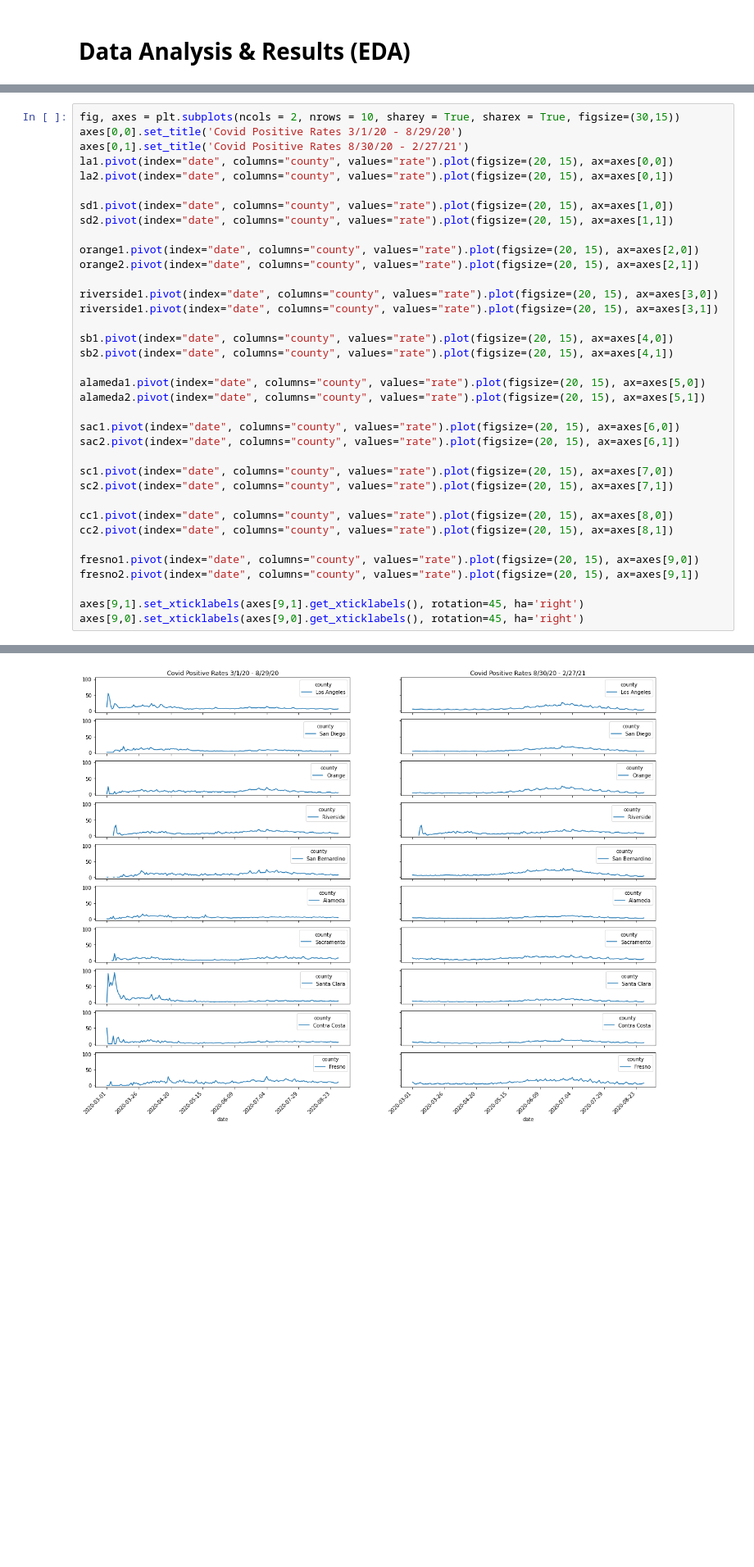
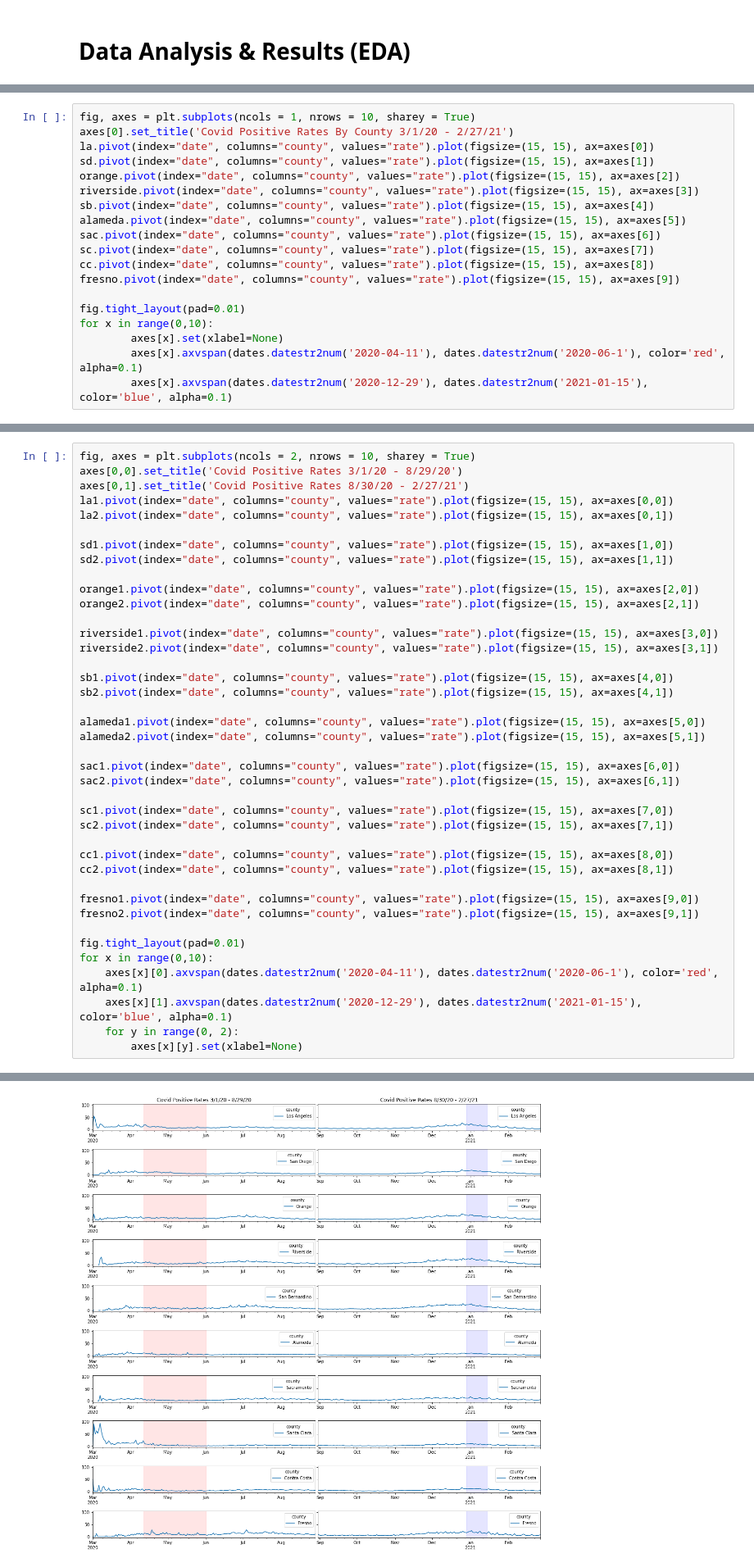
Before and after one commit to j3li/-Analysis-of-Covid-Stimulus-Checks-and-Covid-Positivity-Rates, a Jupyter notebook: EDACheckpointGroup035-Wi22.ipynb, the cells around one changed output, grey strips where cells are left out. Shown at 82% size. Saved outputs shown, nothing was run; the diff lists cells and outputs as text; blank space fills up the shorter version.

```diff
--- a/EDACheckpointGroup035-Wi22.ipynb
+++ b/EDACheckpointGroup035-Wi22.ipynb
@@ -174,0 +180,19 @@ fresno.pivot(index="date", columns="county", values="rate").plot(figsize=(15, 15
+# %%
+fig, axes = plt.subplots(ncols = 1, nrows = 10, sharey = True)
+axes[0].set_title('Covid Positive Rates By County 3/1/20 - 2/27/21')
+la.pivot(index="date", columns="county", values="rate").plot(figsize=(15, 15), ax=axes[0])
+sd.pivot(index="date", columns="county", values="rate").plot(figsize=(15, 15), ax=axes[1])
+orange.pivot(index="date", columns="county", values="rate").plot(figsize=(15, 15), ax=axes[2])
+riverside.pivot(index="date", columns="county", values="rate").plot(figsize=(15, 15), ax=axes[3])
+sb.pivot(index="date", columns="county", values="rate").plot(figsize=(15, 15), ax=axes[4])
+alameda.pivot(index="date", columns="county", values="rate").plot(figsize=(15, 15), ax=axes[5])
+sac.pivot(index="date", columns="county", values="rate").plot(figsize=(15, 15), ax=axes[6])
+sc.pivot(index="date", columns="county", values="rate").plot(figsize=(15, 15), ax=axes[7])
+cc.pivot(index="date", columns="county", values="rate").plot(figsize=(15, 15), ax=axes[8])
+fresno.pivot(index="date", columns="county", values="rate").plot(figsize=(15, 15), ax=axes[9])
+
+fig.tight_layout(pad=0.01)
+for x in range(0,10):
+        axes[x].set(xlabel=None)
+        axes[x].axvspan(dates.datestr2num('2020-04-11'), dates.datestr2num('2020-06-1'), color='red', alpha=0.1)
+        axes[x].axvspan(dates.datestr2num('2020-12-29'), dates.datestr2num('2021-01-15'), color='blue', alpha=0.1)
@@ -175,37 +203,41 @@ fresno.pivot(index="date", columns="county", values="rate").plot(figsize=(15, 15
 # %%
-fig, axes = plt.subplots(ncols = 2, nrows = 10, sharey = True, sharex = True, figsize=(30,15))
+fig, axes = plt.subplots(ncols = 2, nrows = 10, sharey = True)
 axes[0,0].set_title('Covid Positive Rates 3/1/20 - 8/29/20')
 axes[0,1].set_title('Covid Positive Rates 8/30/20 - 2/27/21')
-la1.pivot(index="date", columns="county", values="rate").plot(figsize=(20, 15), ax=axes[0,0])
-la2.pivot(index="date", columns="county", values="rate").plot(figsize=(20, 15), ax=axes[0,1])
+la1.pivot(index="date", columns="county", values="rate").plot(figsize=(15, 15), ax=axes[0,0])
+la2.pivot(index="date", columns="county", values="rate").plot(figsize=(15, 15), ax=axes[0,1])
 
-sd1.pivot(index="date", columns="county", values="rate").plot(figsize=(20, 15), ax=axes[1,0])
-sd2.pivot(index="date", columns="county", values="rate").plot(figsize=(20, 15), ax=axes[1,1])
+sd1.pivot(index="date", columns="county", values="rate").plot(figsize=(15, 15), ax=axes[1,0])
+sd2.pivot(index="date", columns="county", values="rate").plot(figsize=(15, 15), ax=axes[1,1])
 
-orange1.pivot(index="date", columns="county", values="rate").plot(figsize=(20, 15), ax=axes[2,0])
-orange2.pivot(index="date", columns="county", values="rate").plot(figsize=(20, 15), ax=axes[2,1])
+orange1.pivot(index="date", columns="county", values="rate").plot(figsize=(15, 15), ax=axes[2,0])
+orange2.pivot(index="date", columns="county", values="rate").plot(figsize=(15, 15), ax=axes[2,1])
 
-riverside1.pivot(index="date", columns="county", values="rate").plot(figsize=(20, 15), ax=axes[3,0])
-riverside1.pivot(index="date", columns="county", values="rate").plot(figsize=(20, 15), ax=axes[3,1])
+riverside1.pivot(index="date", columns="county", values="rate").plot(figsize=(15, 15), ax=axes[3,0])
+riverside2.pivot(index="date", columns="county", values="rate").plot(figsize=(15, 15), ax=axes[3,1])
 
-sb1.pivot(index="date", columns="county", values="rate").plot(figsize=(20, 15), ax=axes[4,0])
-sb2.pivot(index="date", columns="county", values="rate").plot(figsize=(20, 15), ax=axes[4,1])
+sb1.pivot(index="date", columns="county", values="rate").plot(figsize=(15, 15), ax=axes[4,0])
+sb2.pivot(index="date", columns="county", values="rate").plot(figsize=(15, 15), ax=axes[4,1])
 
-alameda1.pivot(index="date", columns="county", values="rate").plot(figsize=(20, 15), ax=axes[5,0])
-alameda2.pivot(index="date", columns="county", values="rate").plot(figsize=(20, 15), ax=axes[5,1])
+alameda1.pivot(index="date", columns="county", values="rate").plot(figsize=(15, 15), ax=axes[5,0])
+alameda2.pivot(index="date", columns="county", values="rate").plot(figsize=(15, 15), ax=axes[5,1])
 
-sac1.pivot(index="date", columns="county", values="rate").plot(figsize=(20, 15), ax=axes[6,0])
-sac2.pivot(index="date", columns="county", values="rate").plot(figsize=(20, 15), ax=axes[6,1])
+sac1.pivot(index="date", columns="county", values="rate").plot(figsize=(15, 15), ax=axes[6,0])
+sac2.pivot(index="date", columns="county", values="rate").plot(figsize=(15, 15), ax=axes[6,1])
 
-sc1.pivot(index="date", columns="county", values="rate").plot(figsize=(20, 15), ax=axes[7,0])
-sc2.pivot(index="date", columns="county", values="rate").plot(figsize=(20, 15), ax=axes[7,1])
+sc1.pivot(index="date", columns="county", values="rate").plot(figsize=(15, 15), ax=axes[7,0])
+sc2.pivot(index="date", columns="county", values="rate").plot(figsize=(15, 15), ax=axes[7,1])
 
-cc1.pivot(index="date", columns="county", values="rate").plot(figsize=(20, 15), ax=axes[8,0])
-cc2.pivot(index="date", columns="county", values="rate").plot(figsize=(20, 15), ax=axes[8,1])
+cc1.pivot(index="date", columns="county", values="rate").plot(figsize=(15, 15), ax=axes[8,0])
+cc2.pivot(index="date", columns="county", values="rate").plot(figsize=(15, 15), ax=axes[8,1])
 
-fresno1.pivot(index="date", columns="county", values="rate").plot(figsize=(20, 15), ax=axes[9,0])
-fresno2.pivot(index="date", columns="county", values="rate").plot(figsize=(20, 15), ax=axes[9,1])
+fresno1.pivot(index="date", columns="county", values="rate").plot(figsize=(15, 15), ax=axes[9,0])
+fresno2.pivot(index="date", columns="county", values="rate").plot(figsize=(15, 15), ax=axes[9,1])
 
-axes[9,1].set_xticklabels(axes[9,1].get_xticklabels(), rotation=45, ha='right')
-axes[9,0].set_xticklabels(axes[9,0].get_xticklabels(), rotation=45, ha='right')
+fig.tight_layout(pad=0.01)
+for x in range(0,10):
+    axes[x][0].axvspan(dates.datestr2num('2020-04-11'), dates.datestr2num('2020-06-1'), color='red', alpha=0.1)
+    axes[x][1].axvspan(dates.datestr2num('2020-12-29'), dates.datestr2num('2021-01-15'), color='blue', alpha=0.1)
+    for y in range(0, 2):
+        axes[x][y].set(xlabel=None)
 # %% [output]
@@ -222 +244 @@ axes[9,0].set_xticklabels(axes[9,0].get_xticklabels(), rotation=45, ha='right')
-[figure, old version]
+[figure, new version]
```
Also changed, not shown: parts of 17 cells of this notebook.
